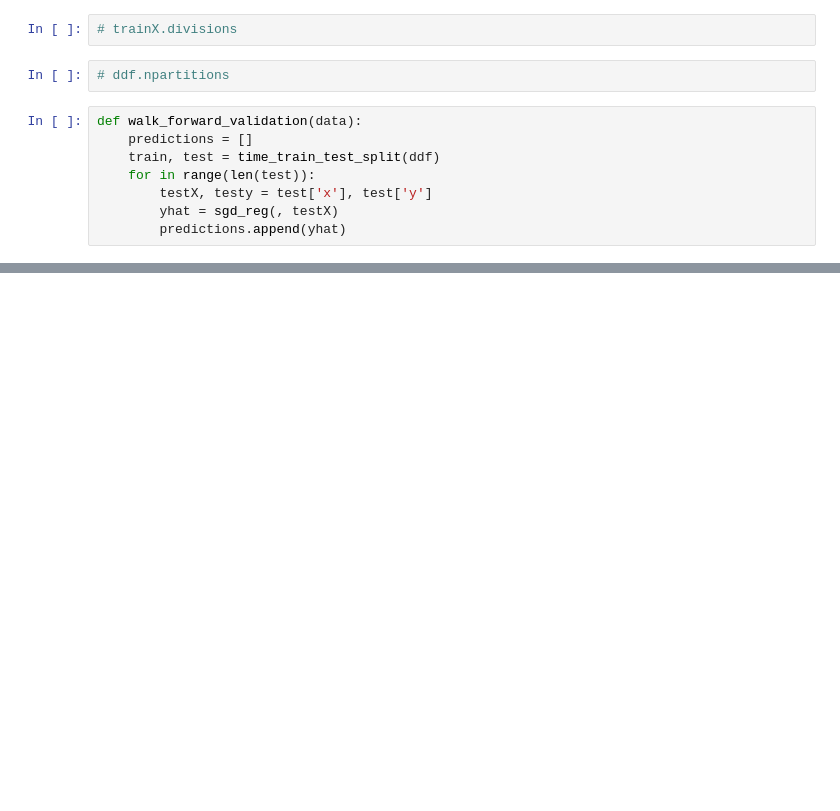
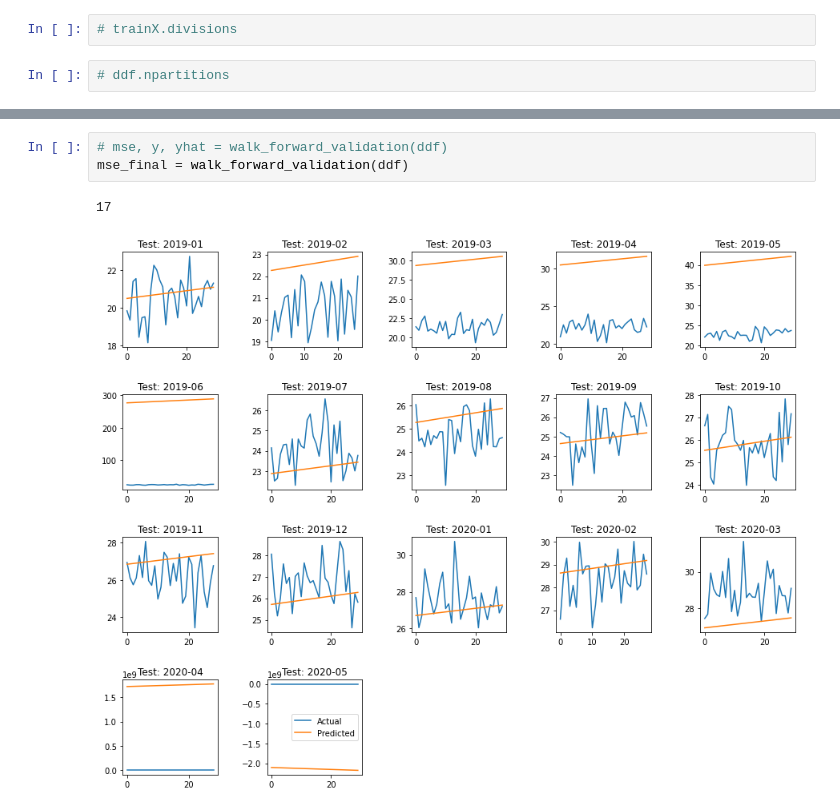
Before and after one commit to sasha-kap/sales-forecasting, a Jupyter notebook: notebooks/dask_csv_testing.ipynb, the cells around one changed output, grey strips where cells are left out. Saved outputs shown, nothing was run; the diff lists cells and outputs as text; blank space fills up the shorter version.

```diff
--- a/notebooks/dask_csv_testing.ipynb
+++ b/notebooks/dask_csv_testing.ipynb
@@ -317,11 +317,3 @@ array([0.48341973])
 # trainX.divisions
 # %%
 # ddf.npartitions
-# %%
-def walk_forward_validation(data):
-    predictions = []
-    train, test = time_train_test_split(ddf)
-    for in range(len(test)):
-        testX, testy = test['x'], test['y']
-        yhat = sgd_reg(, testX)
-        predictions.append(yhat)
@@ -381,0 +401,6 @@ pyplot.show()
+# %%
+# mse, y, yhat = walk_forward_validation(ddf)
+mse_final = walk_forward_validation(ddf)
+# %% [output]
+17
+[figure, added]
```
Also changed, not shown: parts of 8 cells of this notebook.
